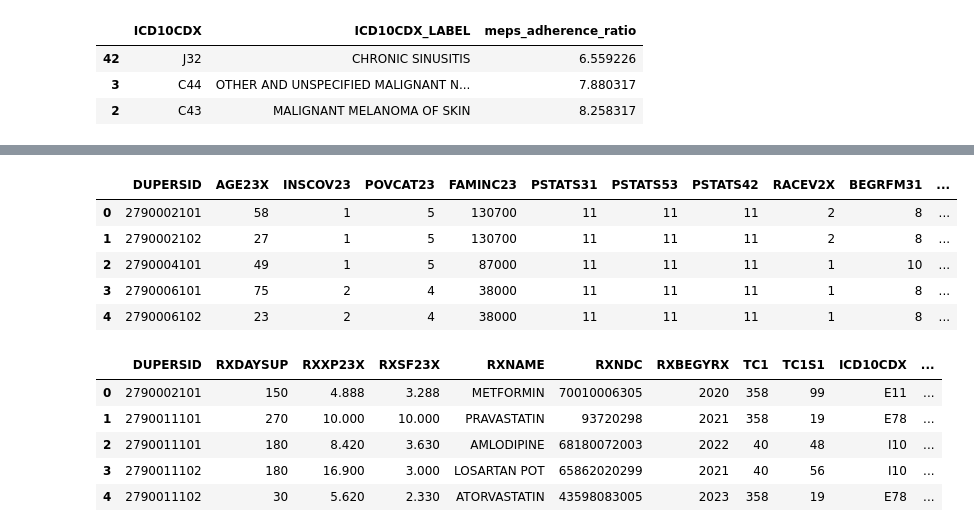
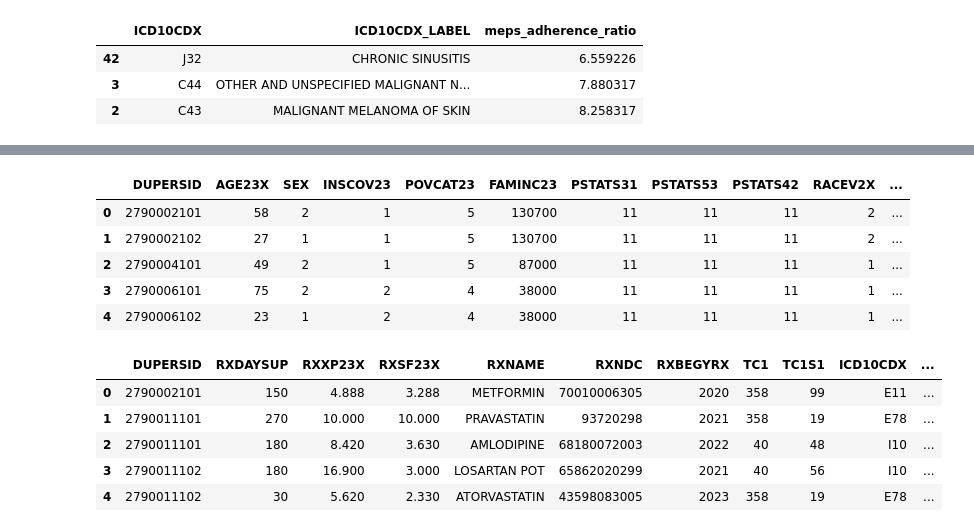
Before and after one commit to FrianaEngineer/Medical-Adherence, a Jupyter notebook: Notebooks/MEPS/2023_clean.ipynb, the cells around one changed output, grey strips where cells are left out. Saved outputs shown, nothing was run; the diff lists cells and outputs as text; code cells hidden in the pictures.

```diff
--- a/Notebooks/MEPS/2023_clean.ipynb
+++ b/Notebooks/MEPS/2023_clean.ipynb
@@ -776,16 +881,16 @@ demo_df.head()
 # %%
-new_demo_df = demo_df[["DUPERSID","AGE23X","INSCOV23","POVCAT23","FAMINC23","PSTATS31","PSTATS53",
+new_demo_df = demo_df[["DUPERSID","AGE23X","SEX","INSCOV23","POVCAT23","FAMINC23","PSTATS31","PSTATS53",
 "PSTATS42","RACEV2X","BEGRFM31", "BEGRFY31", "BEGRFM42", "BEGRFY42", "BEGRFM53","BEGRFY53", "ENDRFM31", "ENDRFY31",
  "ENDRFM42", "ENDRFY42", "ENDRFM53",
-"ENDRFY53"]]
+"ENDRFY53","DLAYPM42","DLAYCA42"]]
 new_demo_df.head()
 # %% [output]
-|  | DUPERSID | AGE23X | INSCOV23 | POVCAT23 | FAMINC23 | PSTATS31 | PSTATS53 | PSTATS42 | RACEV2X | BEGRFM31 | ... |
-| 0 | 2790002101 | 58 | 1 | 5 | 130700 | 11 | 11 | 11 | 2 | 8 | ... |
-| 1 | 2790002102 | 27 | 1 | 5 | 130700 | 11 | 11 | 11 | 2 | 8 | ... |
-| 2 | 2790004101 | 49 | 1 | 5 | 87000 | 11 | 11 | 11 | 1 | 10 | ... |
-| 3 | 2790006101 | 75 | 2 | 4 | 38000 | 11 | 11 | 11 | 1 | 8 | ... |
-| 4 | 2790006102 | 23 | 2 | 4 | 38000 | 11 | 11 | 11 | 1 | 8 | ... |
+|  | DUPERSID | AGE23X | SEX | INSCOV23 | POVCAT23 | FAMINC23 | PSTATS31 | PSTATS53 | PSTATS42 | RACEV2X | ... |
+| 0 | 2790002101 | 58 | 2 | 1 | 5 | 130700 | 11 | 11 | 11 | 2 | ... |
+| 1 | 2790002102 | 27 | 1 | 1 | 5 | 130700 | 11 | 11 | 11 | 2 | ... |
+| 2 | 2790004101 | 49 | 2 | 1 | 5 | 87000 | 11 | 11 | 11 | 1 | ... |
+| 3 | 2790006101 | 75 | 2 | 2 | 4 | 38000 | 11 | 11 | 11 | 1 | ... |
+| 4 | 2790006102 | 23 | 1 | 2 | 4 | 38000 | 11 | 11 | 11 | 1 | ... |
 # %%
 ##1 - Any private (Person had any private insurance coverage [including
 #TRICARE/CHAMPVA] at any time during 2023)
```
Also changed, not shown: parts of 46 cells of this notebook.
